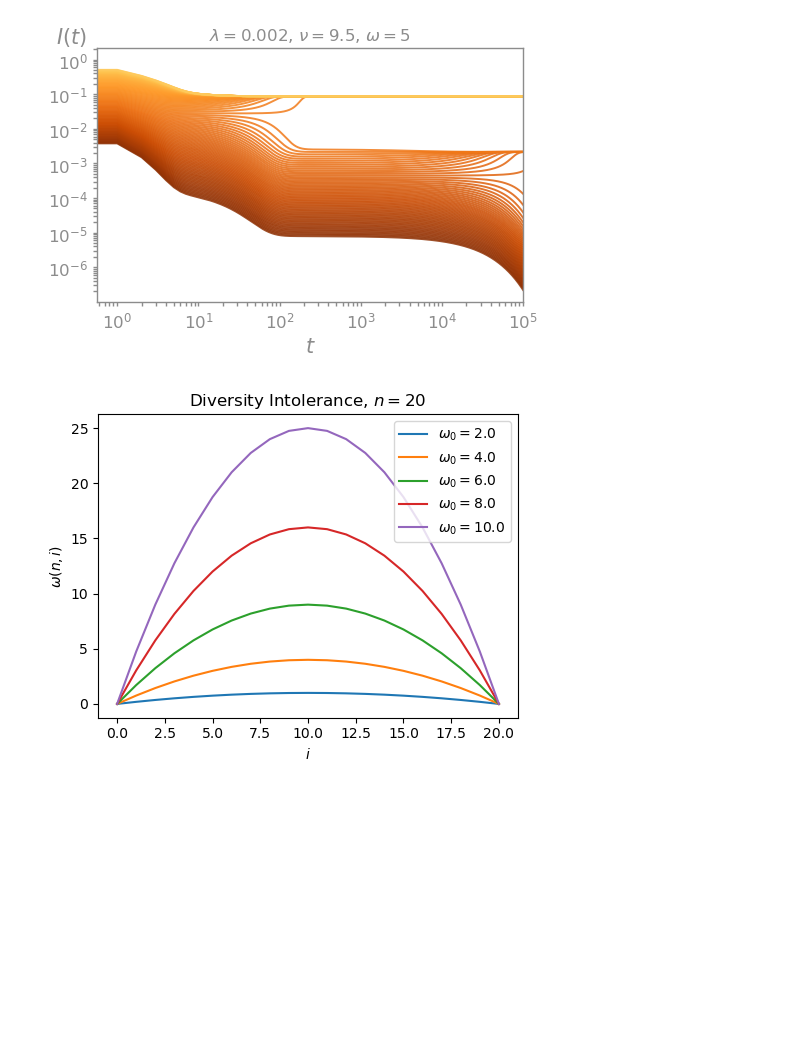
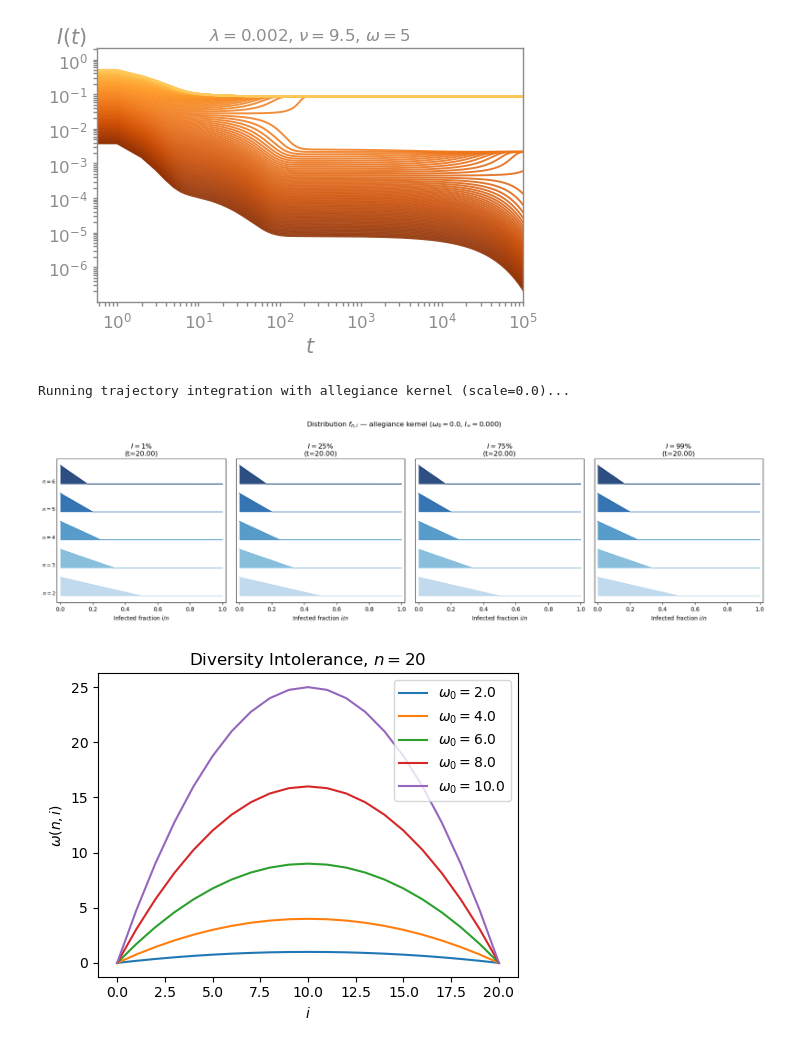
Before and after one commit to marobinette/mocs_spring_2026_project, a Jupyter notebook: kerenel.ipynb, the cells around one changed output. Cells and saved outputs as stored; diff of their text form; code cells hidden in the pictures; blank space fills up the shorter version.

```diff
--- a/kerenel.ipynb
+++ b/kerenel.ipynb
@@ -652,6 +666,70 @@ plt.tight_layout()
 plt.show()
 # %% [output]
 [figure]
+# %%
+I0 = 1e-3 # code Santi shared starts at 1e-2, but 1e-3 gives a nicer trajectory that doesn't saturate too early, allowing us to see the effect of the kernel more clearly.
+traj_points = 5000
+t_max = 20.0
+scale = 0.0
+print(f"Running trajectory integration with allegiance kernel (scale={scale})...")
+t_all, I_all, fni_traj = integrate_I_traj_kernel(
+    lam=lam_kernel,
+    w_func=w_diversity_intolerance,
+    w_args=(scale,),
+    state_meta=state_meta,
+    nmax=nmax,
+    mmax=mmax,
+    gm=gm,
+    mu=mu,
+    nu=nu,
+    I0=I0,
+    traj_points=traj_points,
+    t_max=t_max,
+)
+
+I_final = I_all[-1]
+targets = [0.01, 0.25, 0.75, 0.99]
+snap_indices = [np.argmin(np.abs(I_all - f * I_final)) for f in targets]
+
+n_show = list(range(2, nmax + 1, max(1, nmax // 8)))
+if nmax not in n_show:
+    n_show.append(nmax)
+n_show = sorted(n_show)
+
+spacing = 1.5
+cmap = plt.get_cmap("Blues")
+colors = [cmap(0.3 + 0.7 * k / max(len(n_show) - 1, 1)) for k in range(len(n_show))]
+
+n_panels = len(snap_indices)
+fig, axes = plt.subplots(1, n_panels, figsize=(4.5 * n_panels, len(n_show) * 0.7 + 1.5),
+                         sharey=True)
+
+for ax, tidx, target in zip(axes, snap_indices, targets):
+    t_snap = t_all[tidx]
+    for k, n0 in enumerate(n_show):
+        phi_vals = np.arange(n0 + 1) / n0
+        dist = fni_traj[tidx, n0, :n0 + 1].copy()
+        total = dist.sum()
+        if total > 1e-14:
+            dist /= total
+        baseline = k * spacing
+        ax.fill_between(phi_vals, baseline, baseline + dist,
+                        alpha=0.85, color=colors[k], linewidth=0)
+        ax.plot(phi_vals, baseline + dist, color=colors[k], lw=1.2)
+        if ax is axes[0]:
+            ax.text(-0.03, baseline, rf"$n={n0}$", ha="right", va="bottom", fontsize=9)
+    ax.set_xlabel(r"Infected fraction $i/n$")
+    ax.set_title(rf"$I = {int(target*100)}\%$" + f"\n(t={t_snap:.2f})")
+    ax.set_yticks([])
+    ax.set_xlim(-0.02, 1.02)
+
+fig.suptitle(rf"Distribution $f_{{n,i}}$ — allegiance kernel ($\omega_0={scale}$, $I_{{\infty}}={I_final:.3f}$)", y=1.01)
+plt.tight_layout()
+plt.savefig(f"./figures/group_state_ridgeline_{scale}.png", dpi=300, bbox_inches="tight")
+plt.show()
+# %% [output]
+Running trajectory integration with allegiance kernel (scale=0.0)...
+[figure, added]
 # %%
 # load a network in which nodes are part of multiple groups
 network = "CNS"
```
Also changed, not shown: parts of 3 cells of this notebook, 3 other files.
